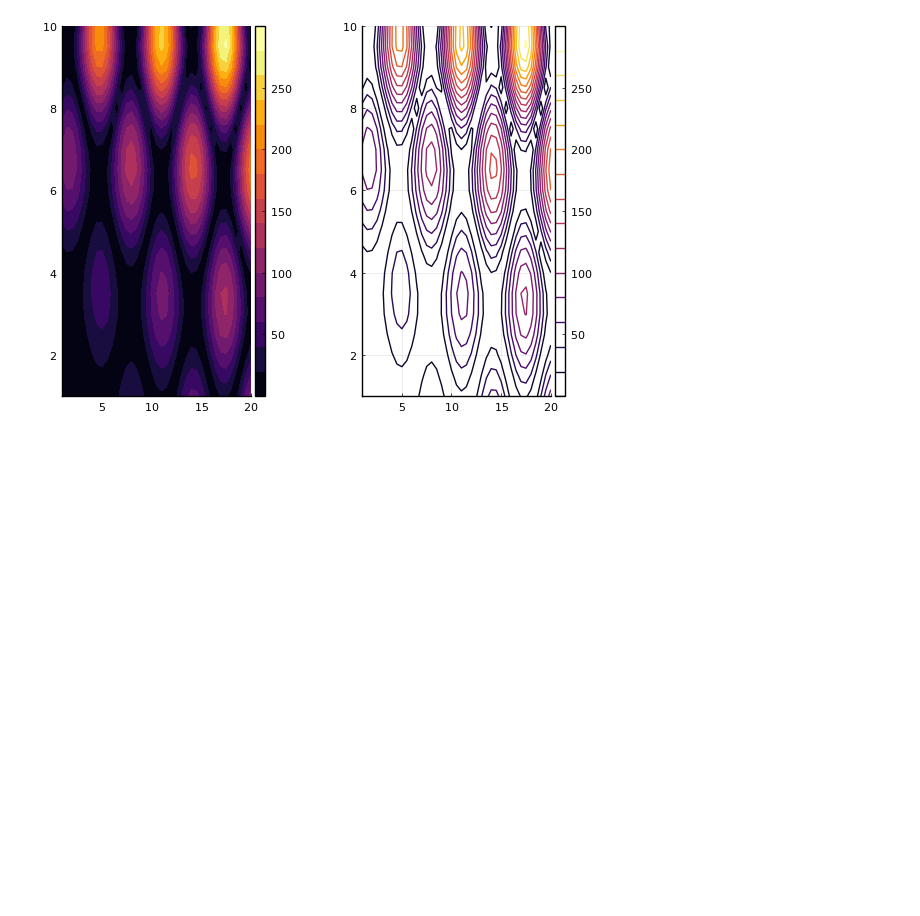
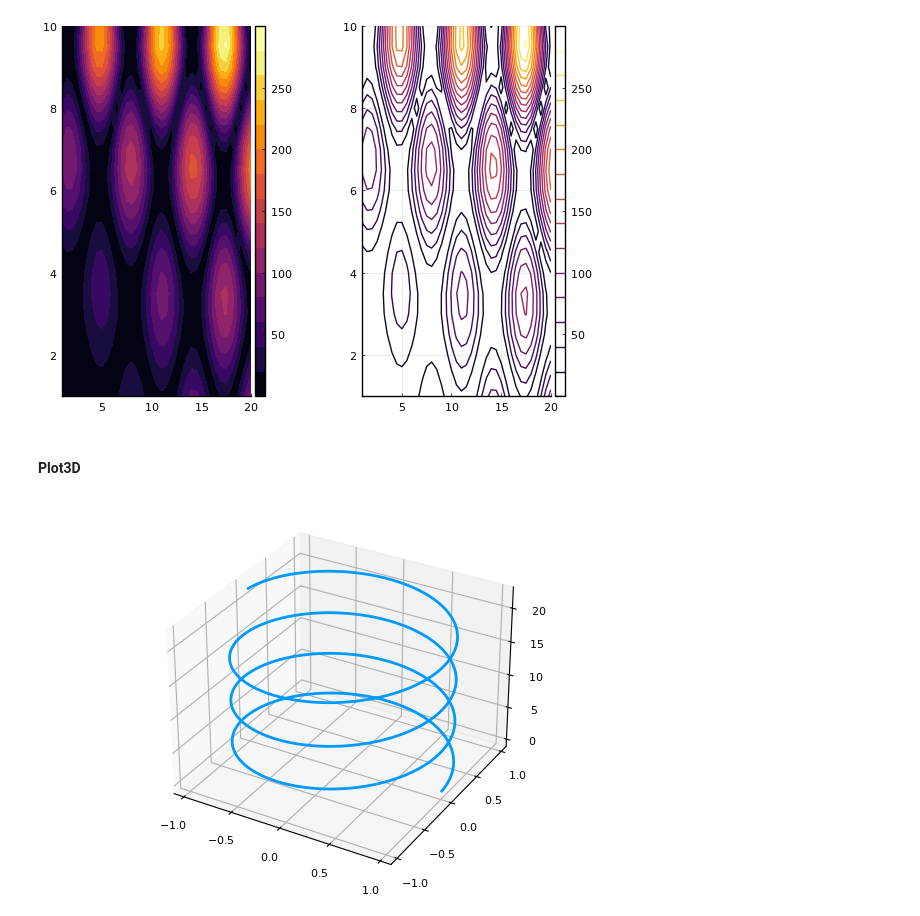
Before and after one commit to egemenkus/Julia-Examples, a Jupyter notebook: plots/plot-examples.ipynb, the cells around one changed output. Drawn from its saved outputs; the diff is of its cells as text; code cells hidden in the pictures; blank space fills up the shorter version.

```diff
--- a/plots/plot-examples.ipynb
+++ b/plots/plot-examples.ipynb
@@ -45,3 +45,13 @@ p2 = contour(x, y, Z)
 plot(p1, p2)
 # %% [output]
 [figure]
+# %% [markdown]
+#### Plot3D
+# %%
+t=0:pi/200:7*pi
+x=cos.(t)
+y=sin.(t)
+
+plot3d(x,y,t,lw=2,leg=false)
+# %% [output]
+[figure, added]
```
Also changed, not shown: parts of 6 cells of this notebook, 1 other file.
